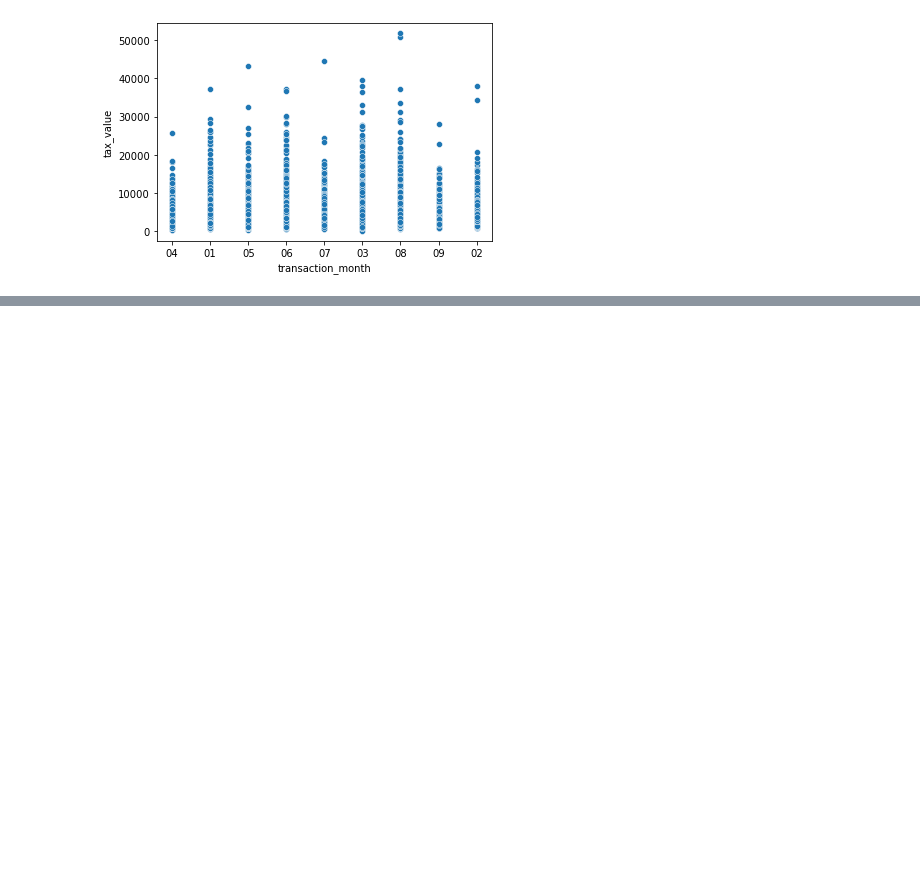
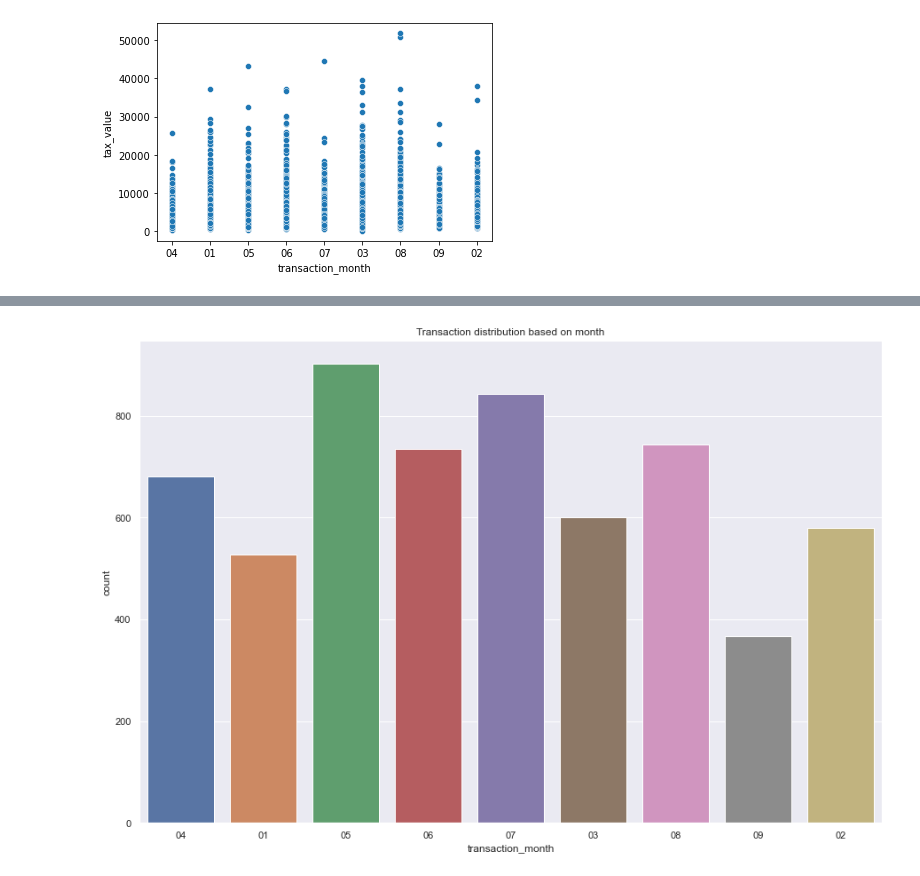
Before and after one commit to raycerna/zillow-regression-project, a Jupyter notebook: explore.ipynb, the cells around one changed output, grey strips where cells are left out. Cells and saved outputs as stored; diff of their text form; code cells hidden in the pictures; blank space fills up the shorter version.

```diff
--- a/explore.ipynb
+++ b/explore.ipynb
@@ -43,0 +121,6 @@ sns.scatterplot(x=train.transaction_month, y=train.tax_value)
+# %%
+#Temporal data distribution
+plt.figure(figsize=(15,10))
+sns.countplot(x=train.transaction_month).set_title("Transaction distribution based on month");
+# %% [output]
+[figure, added]
```
Also changed, not shown: parts of 16 cells of this notebook.
